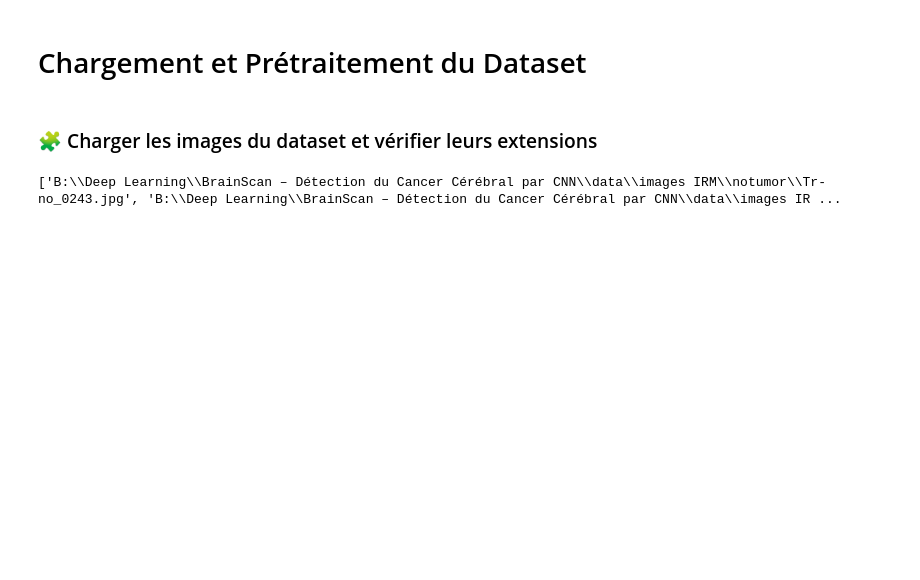
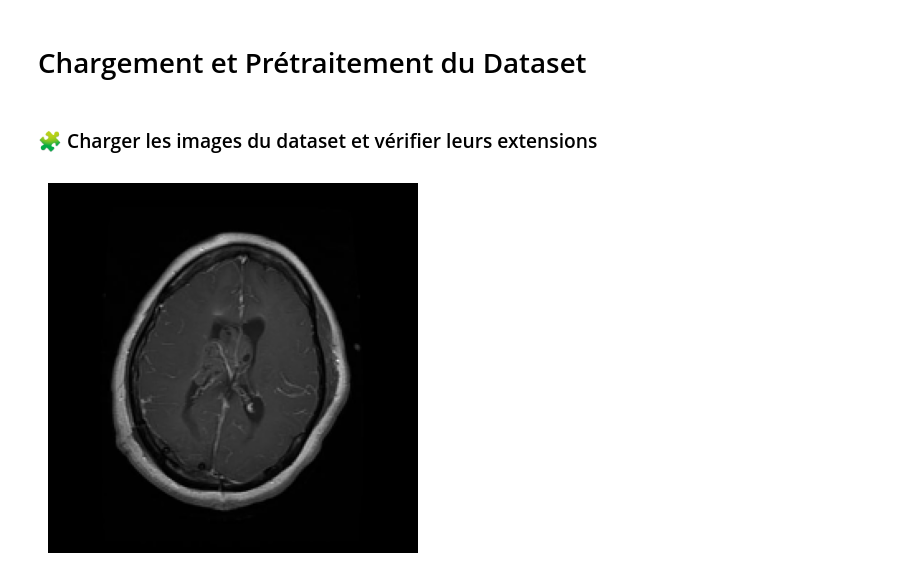
Before and after one commit to bouchta65/BrainScan-Detection_du-Cancer-Cerebral-par-CNN, a Jupyter notebook: src/01_Chargement_Pretraitement_Dataset.ipynb, the cells around one changed output. Drawn from its saved outputs; the diff is of its cells as text; code cells hidden in the pictures; blank space fills up the shorter version.

Commit message:
Mise à jour du script : lecture et redimensionnement des images avec cv2, gestion des fichiers corrompus, shuffle et conversion en tableaux NumPy, affichage de la première image.

```diff
--- a/src/01_Chargement_Pretraitement_Dataset.ipynb
+++ b/src/01_Chargement_Pretraitement_Dataset.ipynb
@@ -5,43 +5,57 @@
 # %%
 import os
 import random
-from PIL import Image
+import cv2
+import numpy as np
+from pathlib import Path
 
-folder = r"B:\Deep Learning\BrainScan – Détection du Cancer Cérébral par CNN\data\images IRM"
+folder = r"B:\Deep Learning\BrainScan\data\images IRM"
 
 extensions = ('.jpg', '.jpeg', '.png','.bmp')
-image_paths = []
+images = []
 labels = []
 
 for class_name in os.listdir(folder):
     class_folder = os.path.join(folder,class_name)
     if os.path.isdir(class_folder):
         for file in os.listdir(class_folder):
             if file.lower().endswith(extensions):
                 try:
-
-                    img = Image.open(os.path.join(class_folder, file))
-                    img.verify()
-                    image_paths.append(os.path.join(class_folder,file))
+                    file_name = os.path.join(class_folder, file)
+                    img = cv2.imread(file_name)
+                    if img is None:
+                        raise Exception("Image corrompue ou non lisible")
+                    img = cv2.resize(img,(224,224))
+                    images.append(img)
                     labels.append(class_name)
 
-                except Exception:
-                    os.remove(os.path.join(class_folder, file))
+                except Exception as e:
+                    os.remove(file_name)
                     continue
 
 
 
-paired = list(zip(image_paths, labels))
+paired = list(zip(images, labels))
 random.shuffle(paired)
 
-image_paths_shuffled = []
+image_shuffled = []
 labels_shuffled = []
 
 for pair in paired:
-    image_paths_shuffled.append(pair[0])
+    image_shuffled.append(pair[0])
     labels_shuffled.append(pair[1])
 
-image_paths = image_paths_shuffled
-labels = labels_shuffled
+
+images_array = np.array(image_shuffled)
+labels_array = np.array(labels_shuffled)
+
+import matplotlib.pyplot as plt
+
+if len(images_array) == 0:
+    print("Aucune image valide trouvée.")
+else:
+    plt.imshow(images_array[0])
+    plt.axis('off')
+    plt.show()
 # %% [output]
-['B:\\Deep Learning\\BrainScan – Détection du Cancer Cérébral par CNN\\data\\images IRM\\notumor\\Tr-no_0243.jpg', 'B:\\Deep Learning\\BrainScan – Détection du Cancer Cérébral par CNN\\data\\images IR ...
+[figure, added]
```
